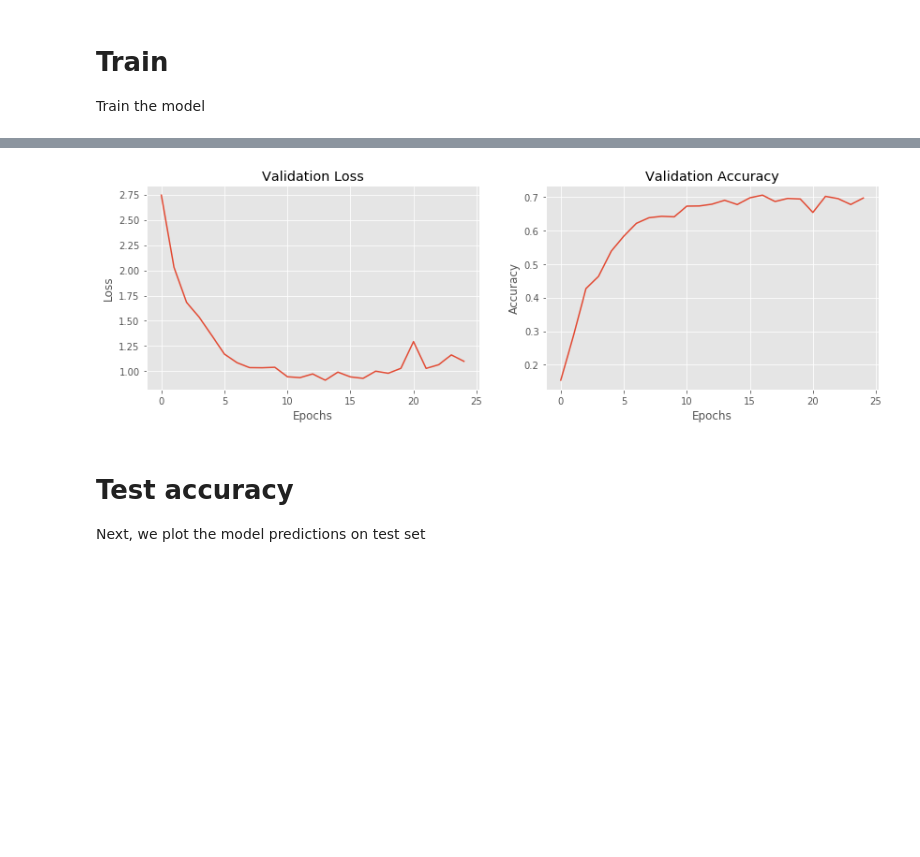
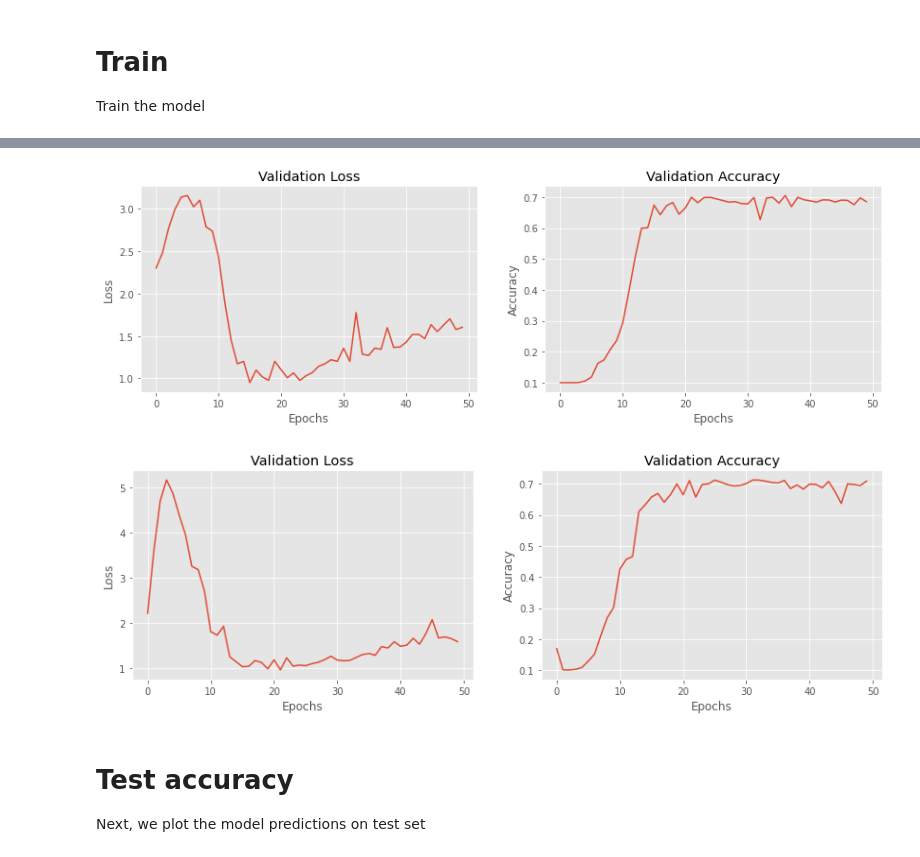
Before and after one commit to cheneeheng/cifar10-native-vs-colab, a Jupyter notebook: CIFAR10_Keras_GPU.ipynb, the cells around one changed output, grey strips where cells are left out. Cells and saved outputs as stored; diff of their text form; code cells hidden in the pictures; blank space fills up the shorter version.

```diff
--- a/CIFAR10_Keras_GPU.ipynb
+++ b/CIFAR10_Keras_GPU.ipynb
@@ -121,9 +157,3 @@ _________________________________________________________________
 # Train
 
 Train the model
-# %%
-model.compile(
-    optimizer=tf.train.AdamOptimizer(learning_rate=1e-3, ),
-    loss=tf.keras.losses.sparse_categorical_crossentropy,
-    metrics=['sparse_categorical_accuracy']
-)
@@ -130,10 +162,31 @@ model.compile(
+# %%
+SCA = tf.keras.metrics.SparseCategoricalAccuracy
+
+train_loss = tf.keras.metrics.Mean(name='train_loss')
+train_accuracy = SCA(name='sparse_categorical_accuracy')
+
+val_loss = tf.keras.metrics.Mean(name='val_loss')
+val_accuracy = SCA(name='val_sparse_categorical_accuracy')
+
+loss_fn = tf.keras.losses.SparseCategoricalCrossentropy(from_logits=True)
+optimizer = tf.keras.optimizers.Adam(learning_rate=1e-3)
+batch_size = 1024
+shuffle_buffer = 50000
+epochs = 50
+steps_per_epoch = np.ceil(x_train.shape[0]/batch_size).astype(int)
+# %%
+model.compile(
+    optimizer=optimizer,
+    loss=loss_fn,
+    metrics=[train_accuracy]
+)
 # %%
-batch_size=1024
 start = time()
-history = model.fit_generator(
-    train_gen(batch_size), epochs=25,
-    steps_per_epoch=np.ceil(x_train.shape[0]/batch_size).astype(int) ,
-    validation_data = (x_val, y_val),
+history = model.fit(
+    train_gen(batch_size, shuffle_buffer),
+    epochs=epochs,
+    steps_per_epoch=steps_per_epoch,
+    validation_data=val_gen(batch_size),
 )
 end = time()
 # %% [output]
@@ -186,11 +321,16 @@ plot(history.history['loss'],
 # %%
 # Validation
 plot(history.history['val_loss'],
      history.history['val_sparse_categorical_accuracy'],
      subplot_title=['Validation Loss', 'Validation Accuracy']
     )
+plot(val_losses,
+     val_accuracies,
+     subplot_title=['Validation Loss', 'Validation Accuracy']
+    )
 # %% [output]
-[figure, old version]
+[figure, new version]
+[figure, added]
 # %% [markdown]
 # Test accuracy
 
```
Also changed, not shown: parts of 25 cells of this notebook.
